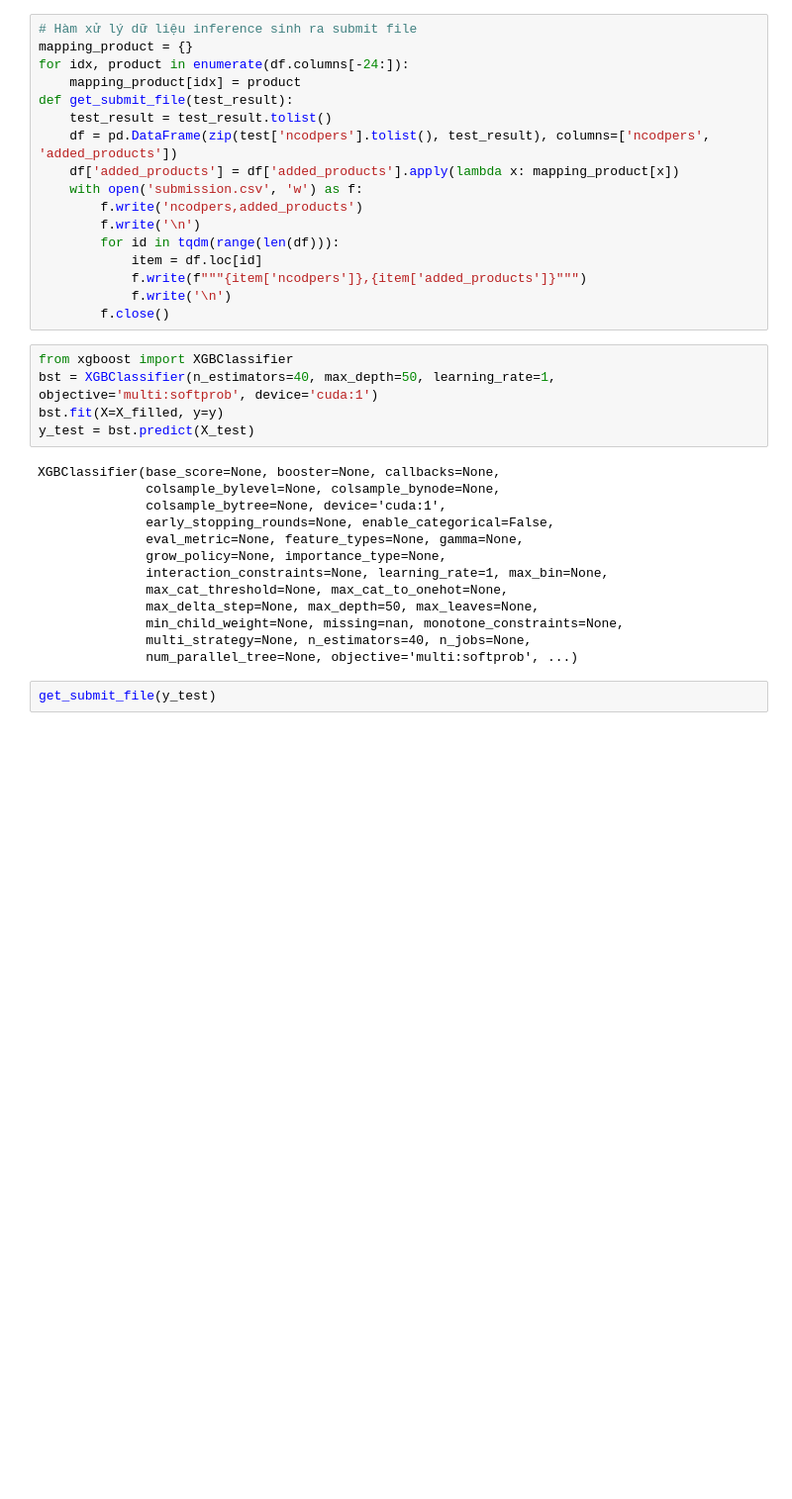
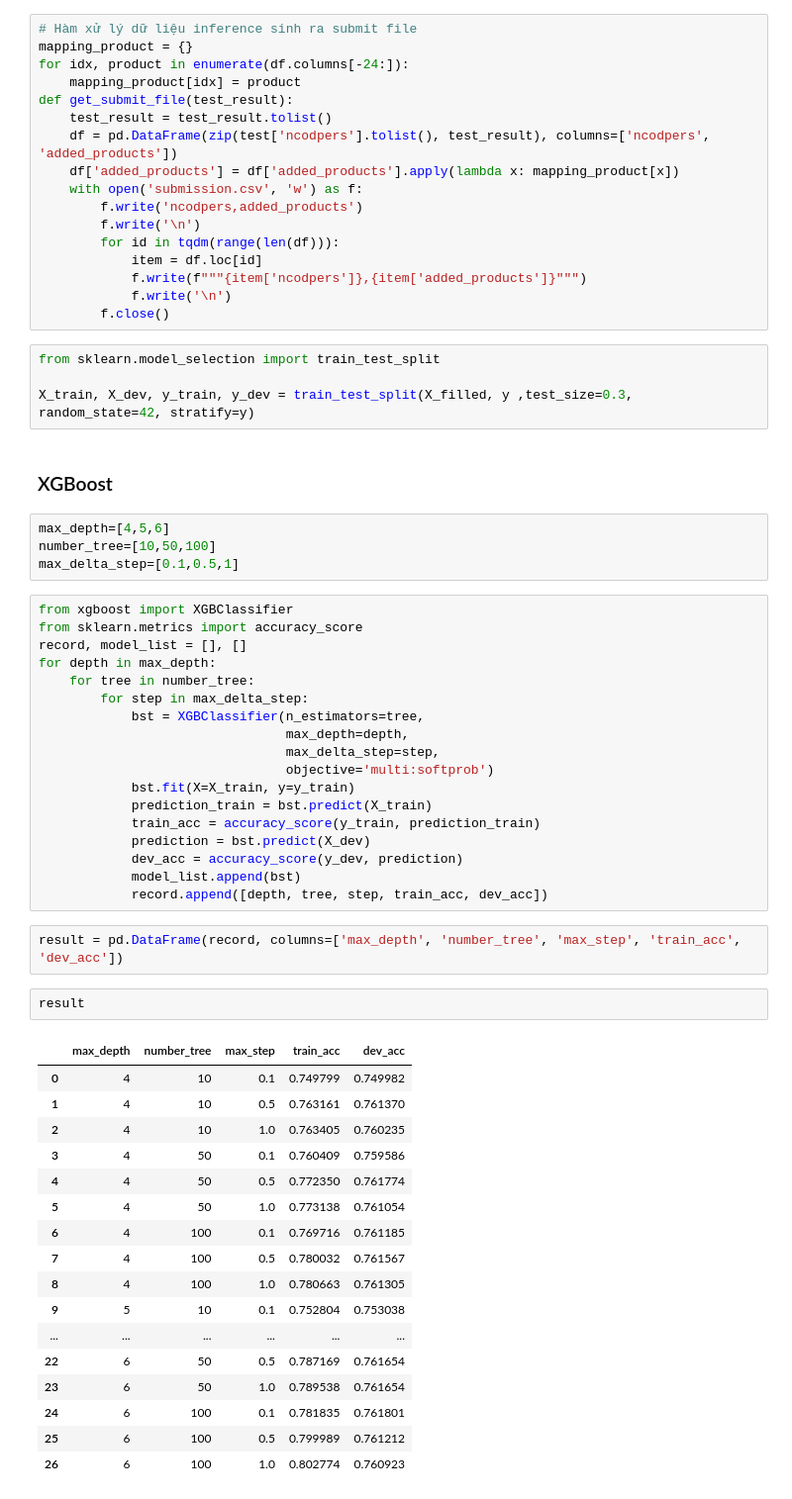
Before and after one commit to dat-browny/Santander-Recommend, a Jupyter notebook: XGBoost_Logistic.ipynb, the cells around one changed output. Shown at 99% size. Drawn from its saved outputs; the diff is of its cells as text; blank space fills up the shorter version.

```diff
--- a/XGBoost_Logistic.ipynb
+++ b/XGBoost_Logistic.ipynb
@@ -208,23 +206,53 @@ def get_submit_file(test_result):
             f.write(f"""{item['ncodpers']},{item['added_products']}""")
             f.write('\n')
         f.close()
+# %%
+from sklearn.model_selection import train_test_split
+
+X_train, X_dev, y_train, y_dev = train_test_split(X_filled, y ,test_size=0.3, random_state=42, stratify=y)
+# %% [markdown]
+### XGBoost
+# %%
+max_depth=[4,5,6]
+number_tree=[10,50,100]
+max_delta_step=[0.1,0.5,1]
+# %%
+from xgboost import XGBClassifier
+from sklearn.metrics import accuracy_score
+record, model_list = [], []
+for depth in max_depth:
+    for tree in number_tree:
+        for step in max_delta_step:
+            bst = XGBClassifier(n_estimators=tree,
+                                max_depth=depth,
+                                max_delta_step=step,
+                                objective='multi:softprob')
+            bst.fit(X=X_train, y=y_train)
+            prediction_train = bst.predict(X_train)
+            train_acc = accuracy_score(y_train, prediction_train)
+            prediction = bst.predict(X_dev)
+            dev_acc = accuracy_score(y_dev, prediction)
+            model_list.append(bst)
+            record.append([depth, tree, step, train_acc, dev_acc])
 # %%
-from xgboost import XGBClassifier
-bst = XGBClassifier(n_estimators=40, max_depth=50, learning_rate=1, objective='multi:softprob', device='cuda:1')
-bst.fit(X=X_filled, y=y)
-y_test = bst.predict(X_test)
+result = pd.DataFrame(record, columns=['max_depth', 'number_tree', 'max_step', 'train_acc', 'dev_acc'])
-# %% [output]
-XGBClassifier(base_score=None, booster=None, callbacks=None,
-              colsample_bylevel=None, colsample_bynode=None,
-              colsample_bytree=None, device='cuda:1',
-              early_stopping_rounds=None, enable_categorical=False,
-              eval_metric=None, feature_types=None, gamma=None,
-              grow_policy=None, importance_type=None,
-              interaction_constraints=None, learning_rate=1, max_bin=None,
-              max_cat_threshold=None, max_cat_to_onehot=None,
-              max_delta_step=None, max_depth=50, max_leaves=None,
-              min_child_weight=None, missing=nan, monotone_constraints=None,
-              multi_strategy=None, n_estimators=40, n_jobs=None,
-              num_parallel_tree=None, objective='multi:softprob', ...)
-# %%
-get_submit_file(y_test)
+# %%
+result
+# %% [output]
+|  | max_depth | number_tree | max_step | train_acc | dev_acc |
+| 0 | 4 | 10 | 0.1 | 0.749799 | 0.749982 |
+| 1 | 4 | 10 | 0.5 | 0.763161 | 0.761370 |
+| 2 | 4 | 10 | 1.0 | 0.763405 | 0.760235 |
+| 3 | 4 | 50 | 0.1 | 0.760409 | 0.759586 |
+| 4 | 4 | 50 | 0.5 | 0.772350 | 0.761774 |
+| 5 | 4 | 50 | 1.0 | 0.773138 | 0.761054 |
+| 6 | 4 | 100 | 0.1 | 0.769716 | 0.761185 |
+| 7 | 4 | 100 | 0.5 | 0.780032 | 0.761567 |
+| 8 | 4 | 100 | 1.0 | 0.780663 | 0.761305 |
+| 9 | 5 | 10 | 0.1 | 0.752804 | 0.753038 |
+| ... | ... | ... | ... | ... | ... |
+| 22 | 6 | 50 | 0.5 | 0.787169 | 0.761654 |
+| 23 | 6 | 50 | 1.0 | 0.789538 | 0.761654 |
+| 24 | 6 | 100 | 0.1 | 0.781835 | 0.761801 |
+| 25 | 6 | 100 | 0.5 | 0.799989 | 0.761212 |
+| 26 | 6 | 100 | 1.0 | 0.802774 | 0.760923 |
```
Also changed, not shown: parts of 15 cells of this notebook, 3 other files.
